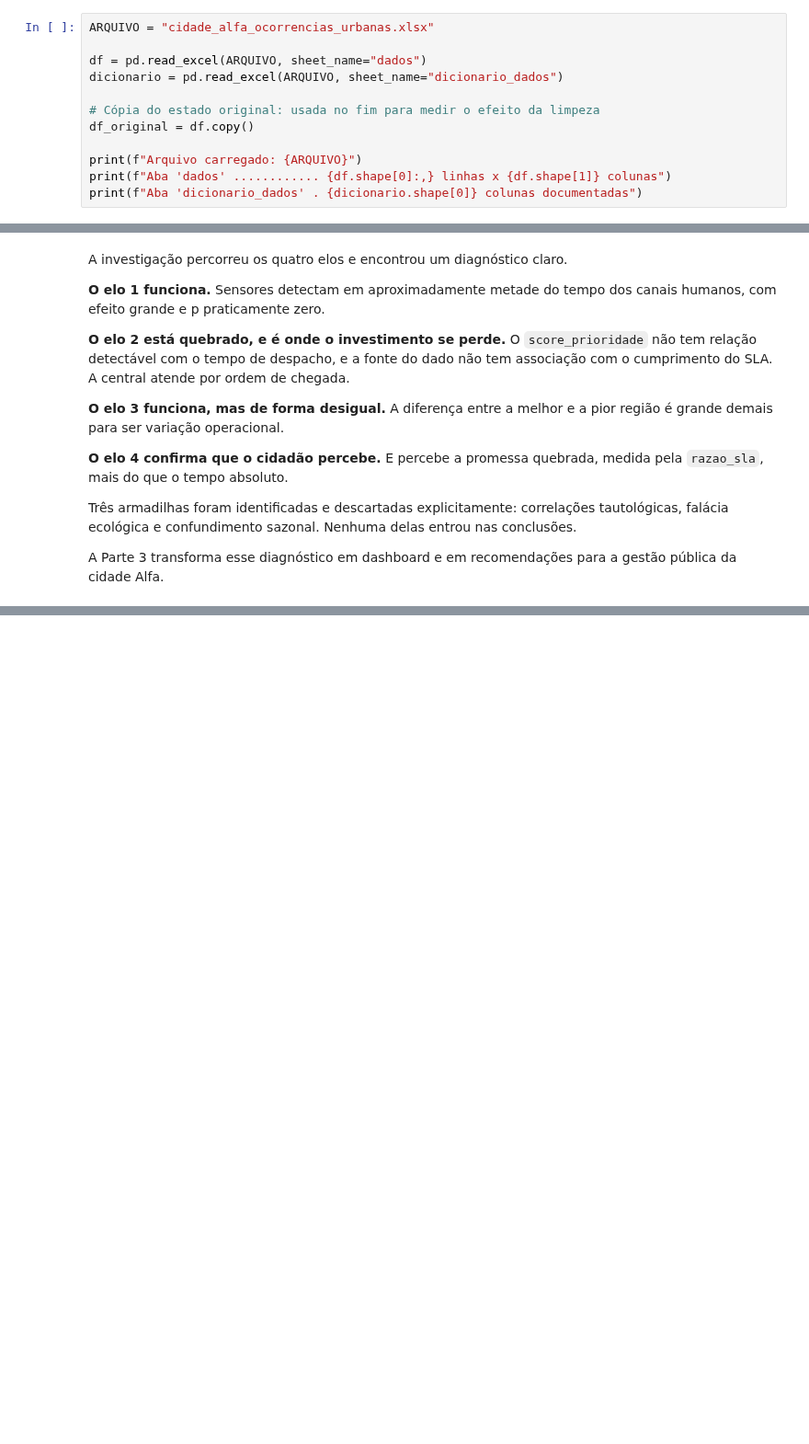
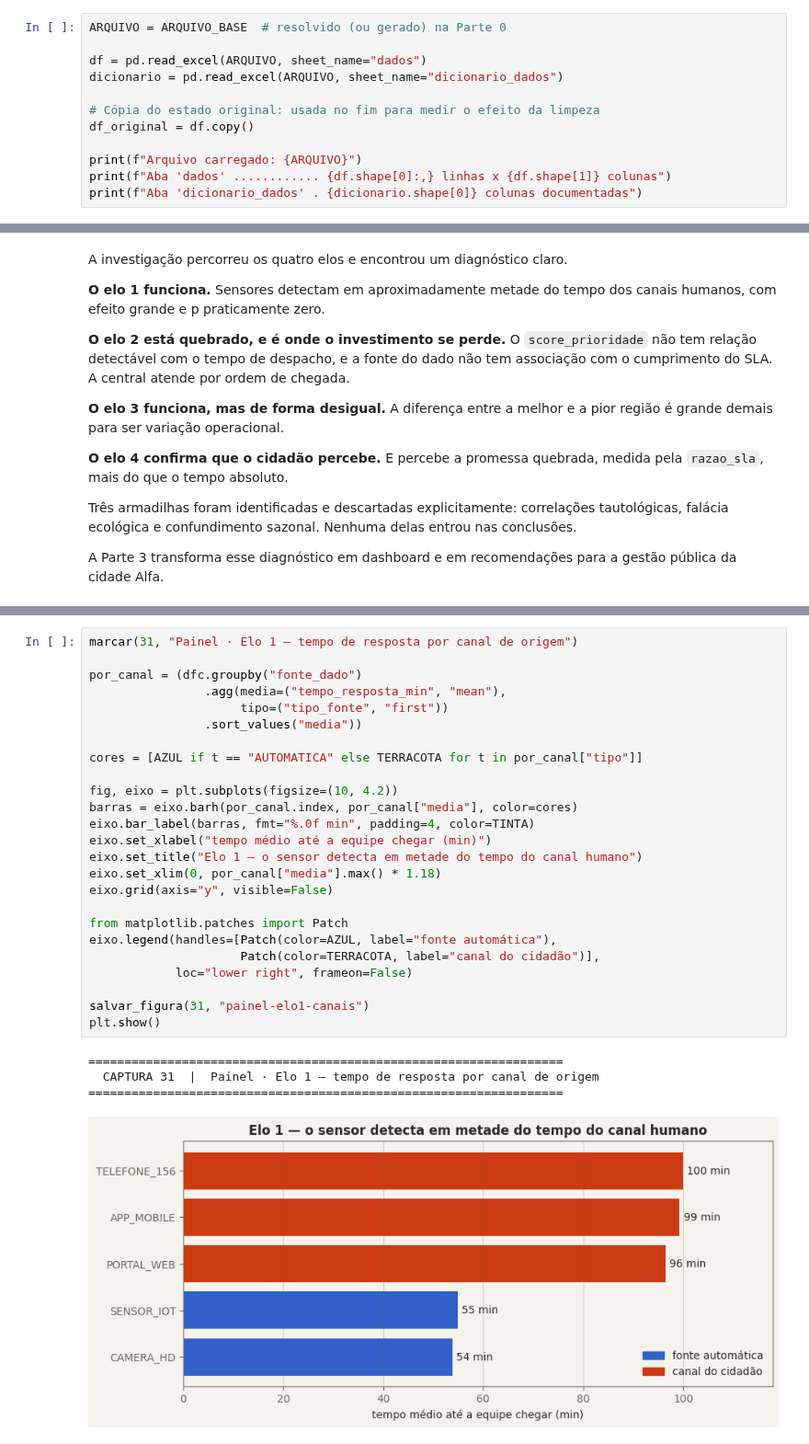
Before and after one commit to Ant4rez/UrbanIq, a Jupyter notebook: fase5-analitica/notebook/DataGuy_PBL_Fase_5.ipynb, the cells around one changed output, grey strips where cells are left out. Shown at 92% size. Drawn from its saved outputs; the diff is of its cells as text; blank space fills up the shorter version.

Commit message:
feat: completar notebook da fase 5 com parte 0, parte 3 e saidas de execucao

```diff
--- a/fase5-analitica/notebook/DataGuy_PBL_Fase_5.ipynb
+++ b/fase5-analitica/notebook/DataGuy_PBL_Fase_5.ipynb
@@ -118,5 +721,5 @@ antes de executar a célula abaixo.
 # %%
-ARQUIVO = "cidade_alfa_ocorrencias_urbanas.xlsx"
+ARQUIVO = ARQUIVO_BASE  # resolvido (ou gerado) na Parte 0
 
 df = pd.read_excel(ARQUIVO, sheet_name="dados")
 dicionario = pd.read_excel(ARQUIVO, sheet_name="dicionario_dados")
@@ -1949,0 +3850,30 @@ pública da cidade Alfa.
+# %%
+marcar(31, "Painel · Elo 1 — tempo de resposta por canal de origem")
+
+por_canal = (dfc.groupby("fonte_dado")
+                .agg(media=("tempo_resposta_min", "mean"),
+                     tipo=("tipo_fonte", "first"))
+                .sort_values("media"))
+
+cores = [AZUL if t == "AUTOMATICA" else TERRACOTA for t in por_canal["tipo"]]
+
+fig, eixo = plt.subplots(figsize=(10, 4.2))
+barras = eixo.barh(por_canal.index, por_canal["media"], color=cores)
+eixo.bar_label(barras, fmt="%.0f min", padding=4, color=TINTA)
+eixo.set_xlabel("tempo médio até a equipe chegar (min)")
+eixo.set_title("Elo 1 — o sensor detecta em metade do tempo do canal humano")
+eixo.set_xlim(0, por_canal["media"].max() * 1.18)
+eixo.grid(axis="y", visible=False)
+
+from matplotlib.patches import Patch
+eixo.legend(handles=[Patch(color=AZUL, label="fonte automática"),
+                     Patch(color=TERRACOTA, label="canal do cidadão")],
+            loc="lower right", frameon=False)
+
+salvar_figura(31, "painel-elo1-canais")
+plt.show()
+# %% [output]
+==================================================================
+  CAPTURA 31  |  Painel · Elo 1 — tempo de resposta por canal de origem
+==================================================================
+[figure, added]
```
Also changed, not shown: parts of 84 cells of this notebook.
